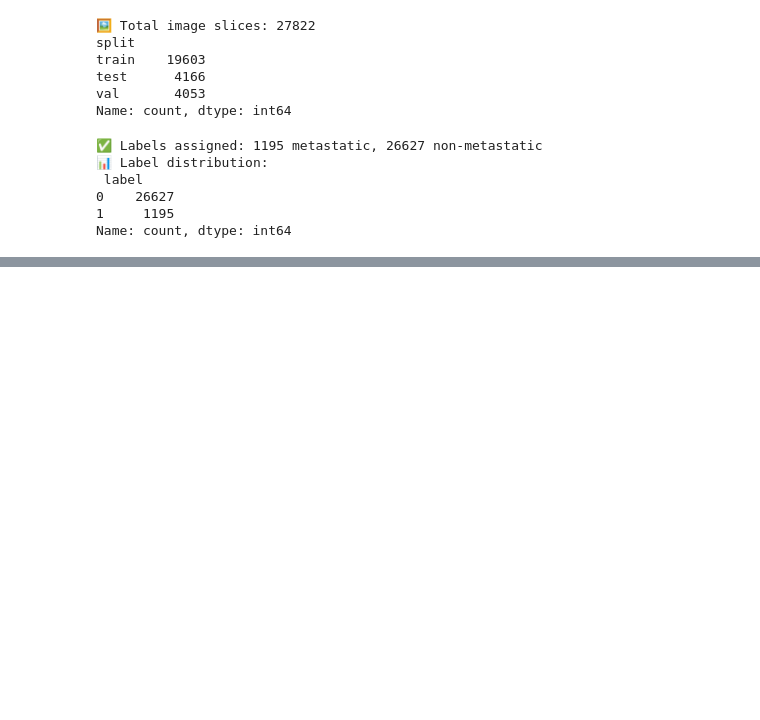
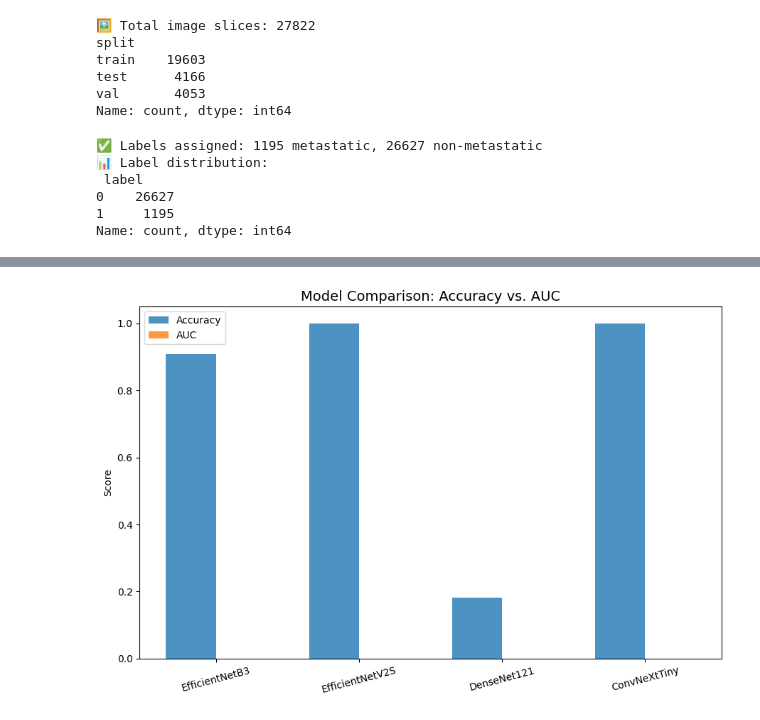
Before and after one commit to NegarNourani90/cr_coad_project, a Jupyter notebook: notebooks/06_train_image_model.ipynb, the cells around one changed output, grey strips where cells are left out. Drawn from its saved outputs; the diff is of its cells as text; code cells hidden in the pictures; blank space fills up the shorter version.

Commit message:
Refactor: improve training loop, safe model saving, Grad-CAM fix, and final evaluation summary

```diff
--- a/notebooks/06_train_image_model.ipynb
+++ b/notebooks/06_train_image_model.ipynb
@@ -24,23 +30,16 @@ For more information see: https://github.com/tensorflow/addons/issues/2807
 # %%
 # -------------------------------------------------------------
-# Environment setup
+# Parameters
 # -------------------------------------------------------------
-print("TensorFlow version:", tf.__version__)
-gpus = tf.config.list_physical_devices('GPU')
-if gpus:
-    print(f"✅ GPU detected: {gpus}")
-else:
-    print("⚠️ No GPU detected — training will use CPU (much slower).")
-
-# Parameters
-IMG_SIZE = (300, 300)        # EfficientNetB3 default input
+USE_SAMPLE = False   # ✅ Toggle this to False when running on GPU for full dataset
+IMG_SIZE = (300, 300)
 BATCH_SIZE = 16
-EPOCHS = 30
+EPOCHS = 3 if USE_SAMPLE else 30
 SEED = 42
 
 DATA_DIR = Path("data/processed/images/all_slices")
 INDEX = Path("data/processed/images/all_index.csv")
 SPLIT_DIR = Path("data/splits")
 CLINICAL_PATH = Path("data/processed/clinical/clinical_features_with_id.csv")
-SAVE_DIR = Path("results/images")
+SAVE_DIR = Path("results/images/multi_architecture")
 SAVE_DIR.mkdir(parents=True, exist_ok=True)
@@ -313,0 +316,62 @@ print("🎯 Training complete.")
+# %%
+# =============================================================
+# 📊 Architecture Comparison — Summary and Visualization
+# =============================================================
+summary_df = pd.DataFrame(results_summary)
+summary_df.to_csv(SAVE_DIR / "architecture_comparison_summary.csv", index=False)
+
+print("\n📊 Architecture comparison summary:")
+print(summary_df)
+
+# Improved barplot — side-by-side Accuracy & AUC
+plt.figure(figsize=(9, 6))
+bar_width = 0.35
+x = np.arange(len(summary_df))
+
+plt.bar(x - bar_width/2, summary_df["accuracy"], width=bar_width, label="Accuracy", alpha=0.8)
+plt.bar(x + bar_width/2, summary_df["auc"], width=bar_width, label="AUC", alpha=0.8)
+
+plt.title("Model Comparison: Accuracy vs. AUC", fontsize=14)
+plt.ylabel("Score")
+plt.ylim(0, 1.05)
+plt.xticks(x, summary_df["model"], rotation=15)
+plt.legend()
+plt.tight_layout()
+plt.savefig(SAVE_DIR / "architecture_comparison_barplot.png", dpi=300)
+plt.show()
+
+print("\n✅ Training complete for all architectures.")
+
+# -------------------------------------------------------------
+
+plt.figure(figsize=(8, 5))
+plt.bar(summary_df["model"], summary_df["accuracy"], label="Accuracy", alpha=0.7)
+plt.bar(summary_df["model"], summary_df["auc"], label="AUC", alpha=0.7)
+plt.title("Model Comparison: Accuracy & AUC")
+plt.ylabel("Score")
+plt.ylim(0.8, 1.0)
+plt.legend()
+plt.xticks(rotation=15)
+plt.tight_layout()
+plt.savefig(SAVE_DIR / "architecture_comparison_barplot.png", dpi=300)
+plt.show()
+
+# -------------------------------------------------------------
+# Side by side plot
+# -------------------------------------------------------------
+
+x = np.arange(len(summary_df))
+width = 0.35
+
+plt.figure(figsize=(8, 5))
+plt.bar(x - width/2, summary_df["accuracy"], width, label="Accuracy", color="steelblue", alpha=0.8)
+plt.bar(x + width/2, summary_df["auc"], width, label="AUC", color="orange", alpha=0.8)
+plt.xticks(x, summary_df["model"], rotation=15)
+plt.ylim(0.8, 1.0)
+plt.title("Model Comparison: Accuracy & AUC")
+plt.ylabel("Score")
+plt.legend()
+plt.tight_layout()
+plt.savefig(SAVE_DIR / "architecture_comparison_barplot.png", dpi=300)
+plt.show()
+# %% [output]
@@ -313,0 +384 @@ print("🎯 Training complete.")
+[figure, added]
```
Also changed, not shown: parts of 20 cells of this notebook, 1 other file.
